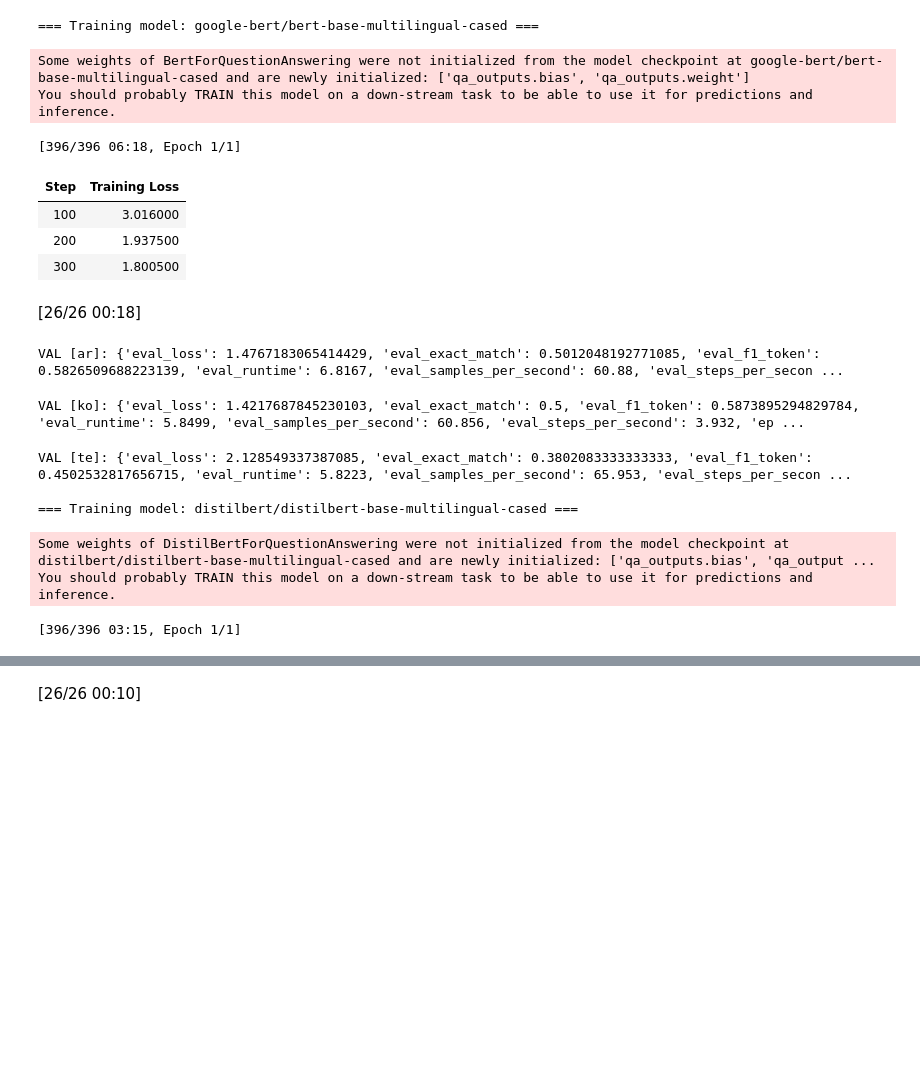
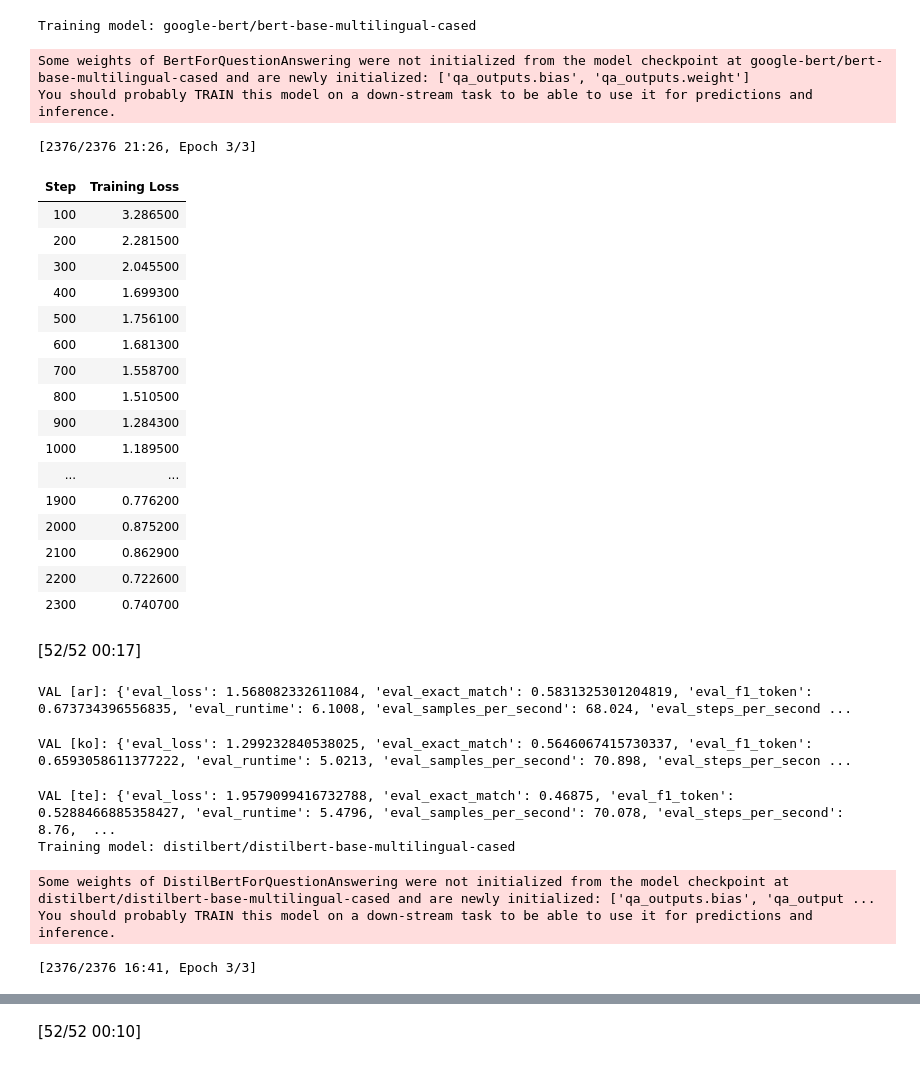
Before and after one commit to mrc300/NLP-Project, a Jupyter notebook: week40.ipynb, the cells around one changed output, grey strips where cells are left out. Saved outputs shown, nothing was run; the diff lists cells and outputs as text; code cells hidden in the pictures; blank space fills up the shorter version.

```diff
--- a/week40.ipynb
+++ b/week40.ipynb
@@ -128,21 +137,21 @@ def build_preprocess_token(tokenizer, max_length=384, stride=128):
         answers   = examples["answer"] if examples["answerable"] else ""
         answer_starts = examples["answer_start"] if examples["answerable"] else -1
 
+        # tokenize questions and context
         tokenized_examples = tokenizer(
             questions,
             contexts,
-            truncation="only_second",
+            truncation="only_second", # trunc only the context, not question, risk is that important part of context is trunced
             max_length=max_length,
-            stride=stride,
             return_offsets_mapping=True,
             return_token_type_ids=True
         )
 
-        sequence_ids = tokenized_examples.sequence_ids()
+        sequence_ids = tokenized_examples.sequence_ids() # also here mark which tokens come from questions, context and special tokens
         offset_mapping = tokenized_examples["offset_mapping"]
-        labels = np.full(len(tokenized_examples["input_ids"]), -100, dtype=int) # ignore question
+        labels = np.full(len(tokenized_examples["input_ids"]), -100) # nitialize all positions with -100 so the loss ignores them
+        context_token_indices = [i for i, s in enumerate(sequence_ids) if s == 1]
 
-        context_token_indices = [i for i, s in enumerate(sequence_ids) if s == 1]
         if context_token_indices:
             context_start = context_token_indices[0]
             context_end   = context_token_indices[-1]
@@ -156,11 +165,13 @@ def build_preprocess_token(tokenizer, max_length=384, stride=128):
                     start, end = offset_mapping[i]
 
                     if not (end <= answer0 or start >= answer1):
-                        labels[i] = 1  # I-label
+                        labels[i] = 1  # mark as 1 if answer span is overlapped
 
-        del tokenized_examples["offset_mapping"]
+        del tokenized_examples["offset_mapping"] # offsets are no longer needed by the Trainer
         tokenized_examples["labels"] = labels.tolist()
+
         return tokenized_examples
+
     return preprocess_token
 # %%
 ## Metrics for Token-Labeling-Head (F1 per language)
@@ -181,6 +193,6 @@ def compute_metrics_token(eval_pred):
     return {"f1_token": f1}
 # %%
-# ==== Train & Evaluate (2x QA-Head + 1x IO-Token-Labeling) ====
+### Train and evaluate models for each language
 
 from transformers import (
     AutoTokenizer,
@@ -192,78 +204,90 @@ from transformers import (
 )
 
 MODELS = [
-    "google-bert/bert-base-multilingual-cased",      # QA-Head
-    "distilbert/distilbert-base-multilingual-cased", # QA-Head
-    "xlm-roberta-base",                               # IO-Token-Classifier
+    "google-bert/bert-base-multilingual-cased",
+    "distilbert/distilbert-base-multilingual-cased",
+    "xlm-roberta-base", # IO-Token-Classifier
 ]
 
 for i, model_name in enumerate(MODELS):
-    print(f"\n=== Training model: {model_name} ===")
+    print(f"Training model: {model_name}")
     tokenizer = AutoTokenizer.from_pretrained(model_name, use_fast=True)
 
     data_collator = None
     if i < 2:
-        # QA-Head (Start/End) – nutzt build_preprocess (ohne Sliding-Window!)
+        # QA-Head (Start/End)
         prep = build_preprocess(tokenizer)
         train_prep = train_ds.map(prep, remove_columns=train_ds.column_names)
         val_prep   = val_ds.map(prep,   remove_columns=val_ds.column_names)
         model = AutoModelForQuestionAnswering.from_pretrained(model_name)
         compute_metrics = compute_metrics_qa
     else:
-        # IO-Token-Labeling – nutzt build_token_labels
+        # IO-Token-Labeling
         prep = build_preprocess_token(tokenizer)
         train_prep = train_ds.map(prep, remove_columns=train_ds.column_names)
         val_prep   = val_ds.map(prep,   remove_columns=val_ds.column_names)
         model = AutoModelForTokenClassification.from_pretrained(model_name, num_labels=2)
         compute_metrics = compute_metrics_token
-        data_collator = DataCollatorForTokenClassification(tokenizer=tokenizer)  # Labels mitpadden
+        data_collator = DataCollatorForTokenClassification(tokenizer=tokenizer)
 
     training_args = TrainingArguments(
         output_dir=f"wk40_{model_name.split('/')[-1]}",
         learning_rate=2e-5,
-        num_train_epochs=1,
-        per_device_train_batch_size=16,
-        per_device_eval_batch_size=16,
+        num_train_epochs=3,
+        per_device_train_batch_size=8,
+        per_device_eval_batch_size=8,
         weight_decay=0.01,
         logging_steps=100,
         do_eval=True,
         report_to="none",
     )
 
     trainer = Trainer(
         model=model,
         args=training_args,
         train_dataset=train_prep,
         eval_dataset=val_prep,
         tokenizer=tokenizer,
         compute_metrics=compute_metrics,
-        data_collator=data_collator,  # None für QA-Head, spezieller Collator für IO
+        data_collator=data_collator,
     )
 
     trainer.train()
 
-    # --- Evaluation pro Sprache ---
+    # Evaluation per language
     for lang in langs:
         val_lang = val_ds.filter(lambda ex, L=lang: ex["lang"] == L)
         val_lang_prep = val_lang.map(prep, remove_columns=val_lang.column_names)
         metrics = trainer.evaluate(eval_dataset=val_lang_prep)
         print(f"VAL [{lang}]: {metrics}")
 # %% [output]
-=== Training model: google-bert/bert-base-multilingual-cased ===
+Training model: google-bert/bert-base-multilingual-cased
 Some weights of BertForQuestionAnswering were not initialized from the model checkpoint at google-bert/bert-base-multilingual-cased and are newly initialized: ['qa_outputs.bias', 'qa_outputs.weight']
 You should probably TRAIN this model on a down-stream task to be able to use it for predictions and inference.
-[396/396 06:18, Epoch 1/1]
+[2376/2376 21:26, Epoch 3/3]
 | Step | Training Loss |
-| 100 | 3.016000 |
-| 200 | 1.937500 |
-| 300 | 1.800500 |
+| 100 | 3.286500 |
+| 200 | 2.281500 |
+| 300 | 2.045500 |
+| 400 | 1.699300 |
+| 500 | 1.756100 |
+| 600 | 1.681300 |
+| 700 | 1.558700 |
+| 800 | 1.510500 |
+| 900 | 1.284300 |
+| 1000 | 1.189500 |
+| ... | ... |
+| 1900 | 0.776200 |
+| 2000 | 0.875200 |
+| 2100 | 0.862900 |
+| 2200 | 0.722600 |
+| 2300 | 0.740700 |
-[26/26 00:18]
+[52/52 00:17]
-VAL [ar]: {'eval_loss': 1.4767183065414429, 'eval_exact_match': 0.5012048192771085, 'eval_f1_token': 0.5826509688223139, 'eval_runtime': 6.8167, 'eval_samples_per_second': 60.88, 'eval_steps_per_secon ...
+VAL [ar]: {'eval_loss': 1.568082332611084, 'eval_exact_match': 0.5831325301204819, 'eval_f1_token': 0.673734396556835, 'eval_runtime': 6.1008, 'eval_samples_per_second': 68.024, 'eval_steps_per_second ...
-VAL [ko]: {'eval_loss': 1.4217687845230103, 'eval_exact_match': 0.5, 'eval_f1_token': 0.5873895294829784, 'eval_runtime': 5.8499, 'eval_samples_per_second': 60.856, 'eval_steps_per_second': 3.932, 'ep ...
+VAL [ko]: {'eval_loss': 1.299232840538025, 'eval_exact_match': 0.5646067415730337, 'eval_f1_token': 0.6593058611377222, 'eval_runtime': 5.0213, 'eval_samples_per_second': 70.898, 'eval_steps_per_secon ...
-VAL [te]: {'eval_loss': 2.128549337387085, 'eval_exact_match': 0.3802083333333333, 'eval_f1_token': 0.4502532817656715, 'eval_runtime': 5.8223, 'eval_samples_per_second': 65.953, 'eval_steps_per_secon ...
-
-=== Training model: distilbert/distilbert-base-multilingual-cased ===
+VAL [te]: {'eval_loss': 1.9579099416732788, 'eval_exact_match': 0.46875, 'eval_f1_token': 0.5288466885358427, 'eval_runtime': 5.4796, 'eval_samples_per_second': 70.078, 'eval_steps_per_second': 8.76,  ...
+Training model: distilbert/distilbert-base-multilingual-cased
 Some weights of DistilBertForQuestionAnswering were not initialized from the model checkpoint at distilbert/distilbert-base-multilingual-cased and are newly initialized: ['qa_outputs.bias', 'qa_output ...
 You should probably TRAIN this model on a down-stream task to be able to use it for predictions and inference.
-[396/396 03:15, Epoch 1/1]
+[2376/2376 16:41, Epoch 3/3]
 | Step | Training Loss |
@@ -273 +310 @@ You should probably TRAIN this model on a down-stream task to be able to use it
-[26/26 00:10]
+[52/52 00:10]
```
Also changed, not shown: parts of 6 cells of this notebook.
